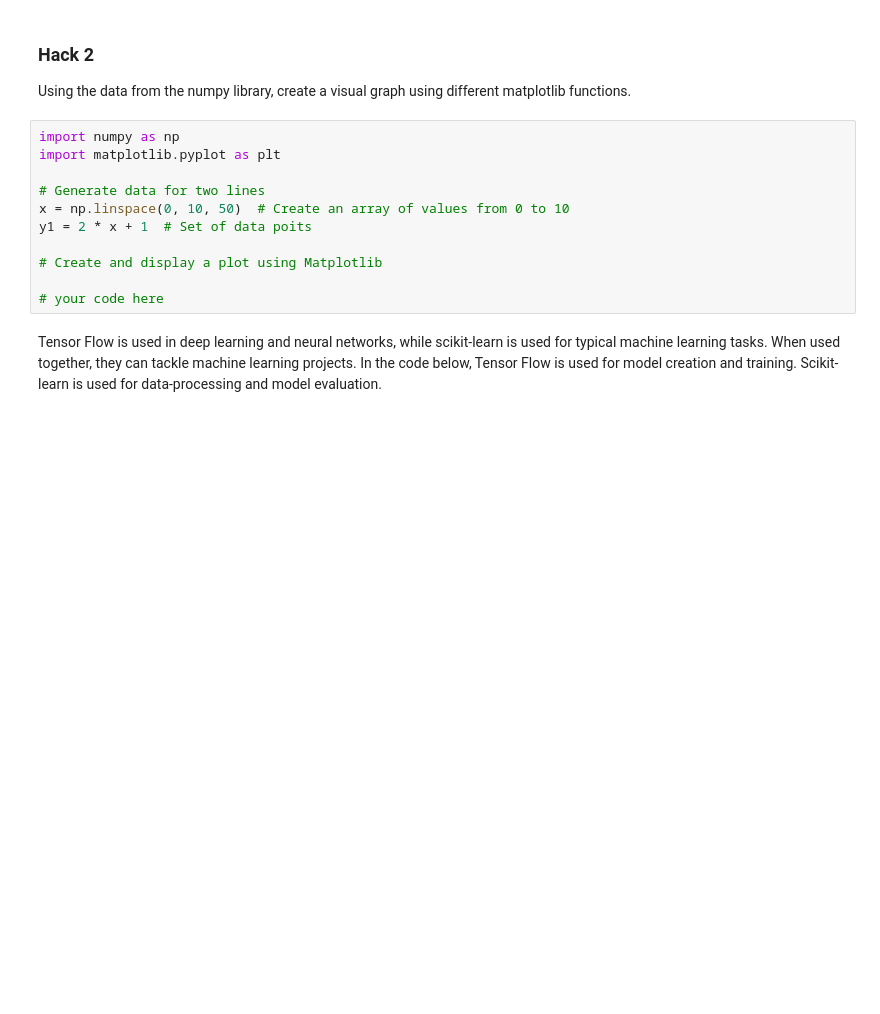
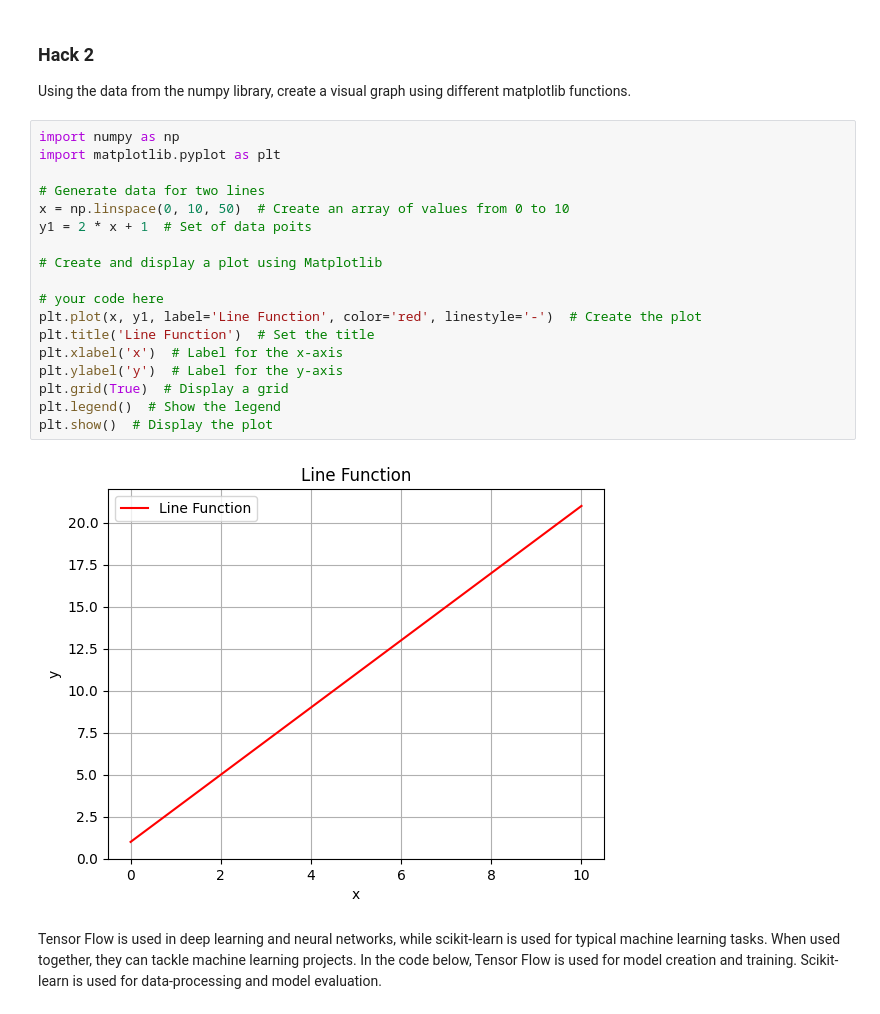
Before and after one commit to TimoA35/studentrepo, a Jupyter notebook: _notebooks/2023-10-26-Python-Libraries.ipynb, the cells around one changed output. Drawn from its saved outputs; the diff is of its cells as text; blank space fills up the shorter version.

```diff
--- a/_notebooks/2023-10-26-Python-Libraries.ipynb
+++ b/_notebooks/2023-10-26-Python-Libraries.ipynb
@@ -122,14 +147,23 @@ Using the data from the numpy library, create a visual graph using different mat
 # %%
 import numpy as np
 import matplotlib.pyplot as plt
 
 # Generate data for two lines
 x = np.linspace(0, 10, 50)  # Create an array of values from 0 to 10
 y1 = 2 * x + 1  # Set of data poits
 
 # Create and display a plot using Matplotlib
 
 # your code here
+plt.plot(x, y1, label='Line Function', color='red', linestyle='-')  # Create the plot
+plt.title('Line Function')  # Set the title
+plt.xlabel('x')  # Label for the x-axis
+plt.ylabel('y')  # Label for the y-axis
+plt.grid(True)  # Display a grid
+plt.legend()  # Show the legend
+plt.show()  # Display the plot
+# %% [output]
+[figure, added]
 # %% [markdown]
 Tensor Flow is used in deep learning and neural networks, while scikit-learn is used for typical machine learning tasks. When used together, they can tackle machine learning projects. In the code below, Tensor Flow is used for model creation and training. Scikit-learn is used for data-processing and model evaluation.
 # %% [markdown]
```
Also changed, not shown: parts of 9 cells of this notebook.
